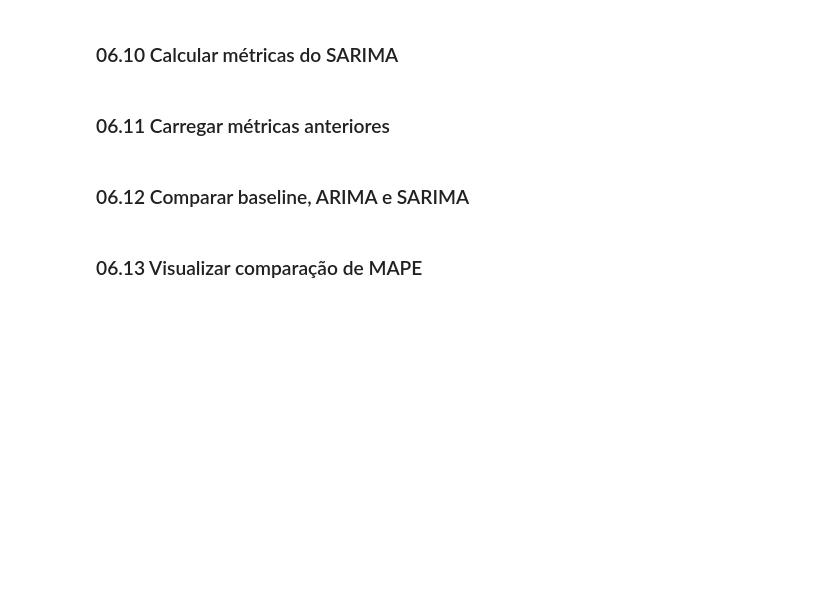
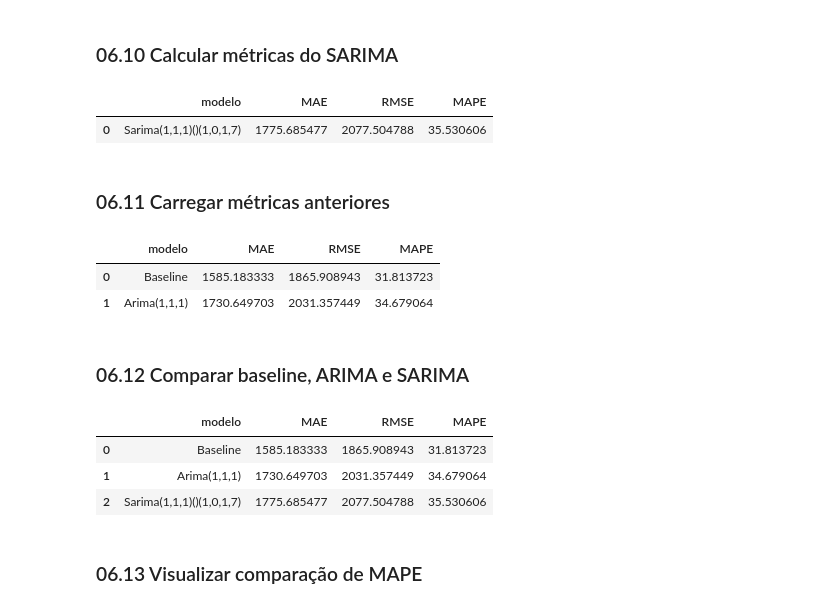
Before and after one commit to ariel-velardo/ALURA, a Jupyter notebook: series-temporais-bikes/notebooks/06_modelagem_sarima.ipynb, the cells around one changed output. Cells and saved outputs as stored; diff of their text form; code cells hidden in the pictures; blank space fills up the shorter version.

```diff
--- a/series-temporais-bikes/notebooks/06_modelagem_sarima.ipynb
+++ b/series-temporais-bikes/notebooks/06_modelagem_sarima.ipynb
@@ -214,10 +268,54 @@ def calcular_metricas(y_real, y_pred):
     }
 # %% [markdown]
 ### 06.10 Calcular métricas do SARIMA
+# %%
+metricas_sarima = calcular_metricas(teste['demanda'], teste['previsao_sarima'])
+
+df_metricas_sarima = pd.DataFrame([
+    {
+       "modelo": "Sarima(1,1,1)()(1,0,1,7)",
+       ** metricas_sarima
+    }
+
+    ])
+
+df_metricas_sarima
+# %% [output]
+|  | modelo | MAE | RMSE | MAPE |
+| 0 | Sarima(1,1,1)()(1,0,1,7) | 1775.685477 | 2077.504788 | 35.530606 |
 # %% [markdown]
 ### 06.11 Carregar métricas anteriores
+# %%
+df_metricas_arima = pd.read_csv(caminho_metricas_arima)
+
+df_metricas_arima.head()
+# %% [output]
+|  | modelo | MAE | RMSE | MAPE |
+| 0 | Baseline | 1585.183333 | 1865.908943 | 31.813723 |
+| 1 | Arima(1,1,1) | 1730.649703 | 2031.357449 | 34.679064 |
 # %% [markdown]
 ### 06.12 Comparar baseline, ARIMA e SARIMA
+# %%
+df_comparacao_modelos = pd.concat(
+    [
+        df_metricas_arima,
+        df_metricas_sarima
+    ],
+    ignore_index=True
+)
+
+df_comparacao_modelos = (
+    df_comparacao_modelos
+    .sort_values("MAPE")
+    .reset_index(drop=True)
+)
+
+df_comparacao_modelos
+# %% [output]
+|  | modelo | MAE | RMSE | MAPE |
+| 0 | Baseline | 1585.183333 | 1865.908943 | 31.813723 |
+| 1 | Arima(1,1,1) | 1730.649703 | 2031.357449 | 34.679064 |
+| 2 | Sarima(1,1,1)()(1,0,1,7) | 1775.685477 | 2077.504788 | 35.530606 |
 # %% [markdown]
 ### 06.13 Visualizar comparação de MAPE
 # %%
```
Also changed, not shown: parts of 5 cells of this notebook, 3 other files.
